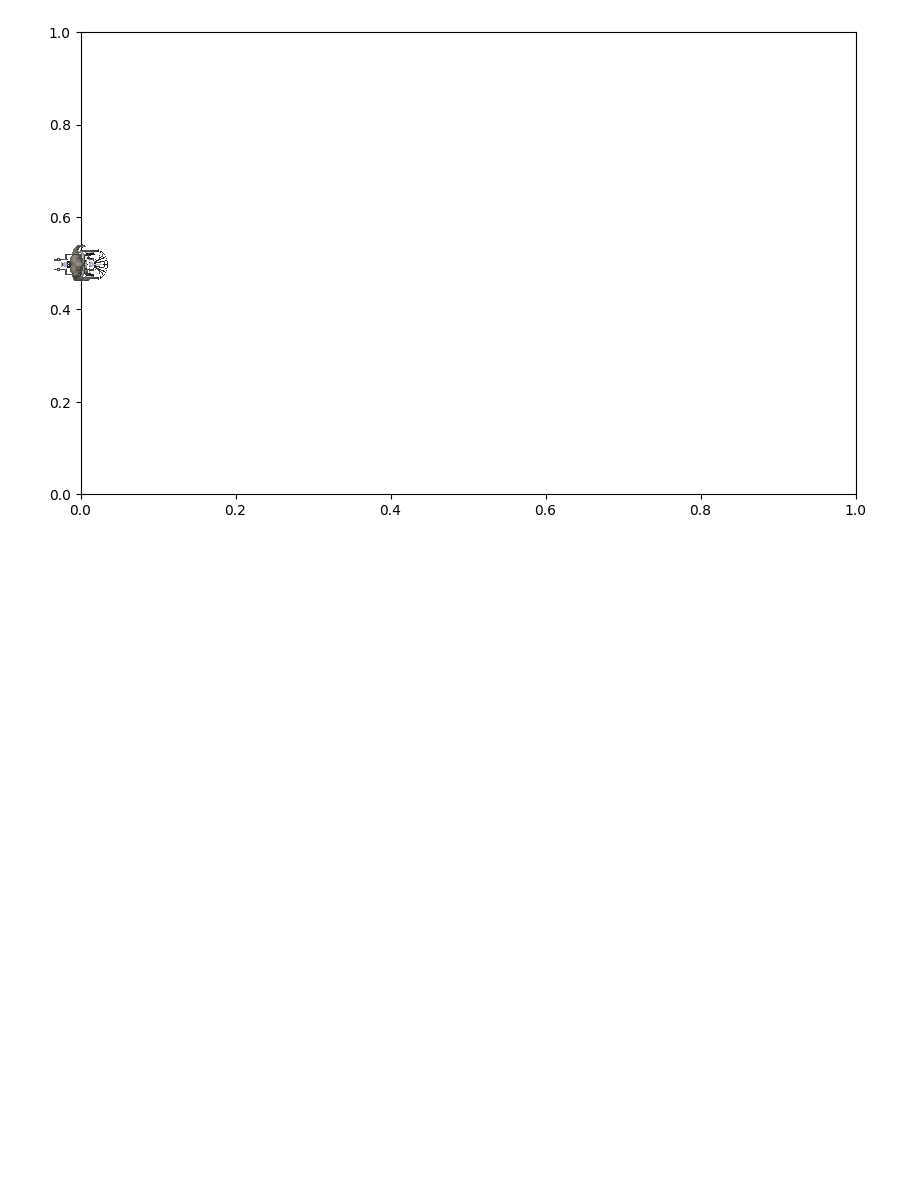
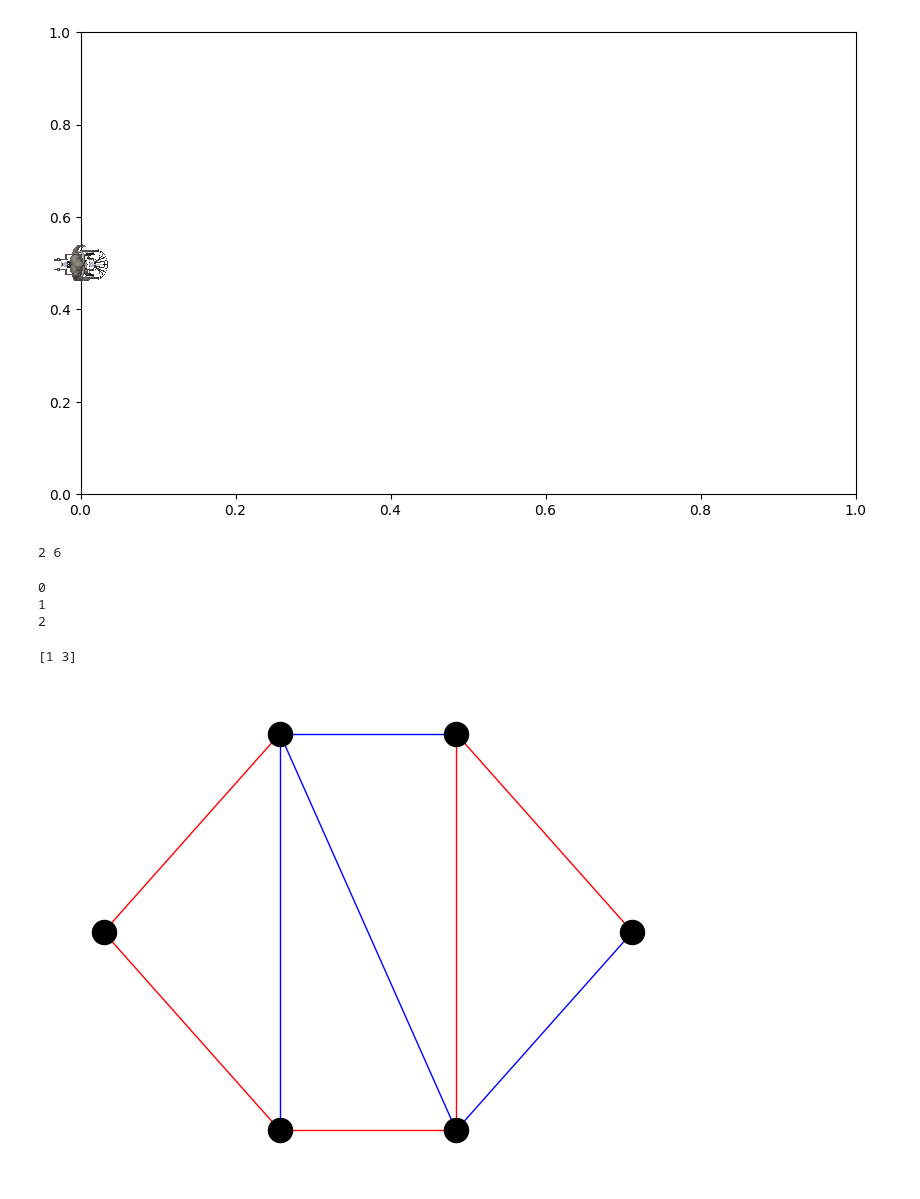
Before and after one commit to hubernikus/obstacle_aware_damping, a Jupyter notebook: small_tests.ipynb, the cells around one changed output. Drawn from its saved outputs; the diff is of its cells as text; code cells hidden in the pictures; blank space fills up the shorter version.

```diff
--- a/small_tests.ipynb
+++ b/small_tests.ipynb
@@ -79,0 +82,19 @@ ax.add_artist(ab)
+# %%
+X = np.array([[1,2,3,4],[5,6,7,8]])
+r, theta = X[:,1]
+print(r,theta)
+# %% [output]
+2 6
+# %%
+for i in range(3):
+    print(i)
+# %% [output]
+0
+1
+2
+# %%
+x = np.array([1,2,3])
+y = x[[0,2]]
+print(y)
+# %% [output]
+[1 3]
@@ -79,0 +126,24 @@ ax.add_artist(ab)
+# %%
+#blackbox io
+
+import networkx as nx
+import pylab as py
+blue_edges = [('B', 'C'), ('B', 'D'), ('B', 'E'), ('E', 'F')]
+red_edges = [('A', 'B'), ('A', 'C'), ('C', 'E'), ('D', 'E'), ('D', 'F')]
+
+G=nx.Graph() #define G
+G.add_edges_from(blue_edges)
+G.add_edges_from(red_edges)
+
+pos = {'A':(0,0), 'B':(1,1), 'C':(1,-1), 'D':(2,1), 'E':(2,-1), 'F':(3,0)}
+
+# nx.draw_networkx(G, pos=pos, edgelist = [], node_color = 'k')
+# nx.draw_networkx(G, pos=pos, nodelist = [], edgelist = blue_edges, edge_color = 'b')
+# nx.draw_networkx(G, pos=pos, nodelist = [], edgelist = red_edges, edge_color = 'r')
+
+
+nx.draw(G, pos=pos, edgelist = [], node_color = 'k')
+nx.draw(G, pos=pos, nodelist = [], edgelist = blue_edges, edge_color = 'b')
+nx.draw(G, pos=pos, nodelist = [], edgelist = red_edges, edge_color = 'r')
+# %% [output]
+[figure, added]
```
Also changed, not shown: parts of 7 cells of this notebook, 8 other files.
